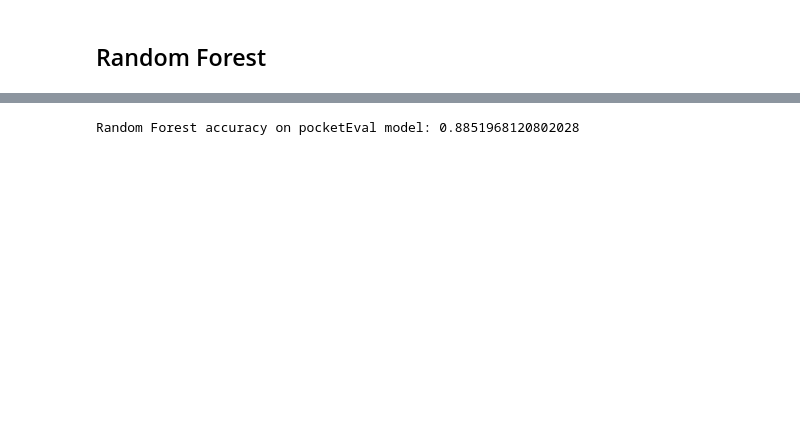
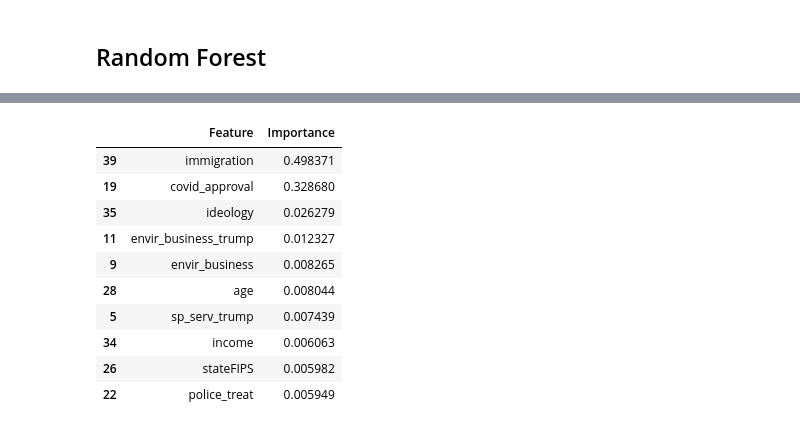
Before and after one commit to abeckler21/ecma31330-final, a Jupyter notebook: project.ipynb, the cells around one changed output, grey strips where cells are left out. Drawn from its saved outputs; the diff is of its cells as text; code cells hidden in the pictures; blank space fills up the shorter version.

```diff
--- a/project.ipynb
+++ b/project.ipynb
@@ -416,17 +462,23 @@ MSE for normal model: 0.08022675115253389
 # %%
-# run a Random Forest on pocketEval test data and covariates
-rf_pocket = RandomForestRegressor(n_estimators=500, random_state=25)
-y_train_pocket = y_train_pocket.values.ravel()
-rf_pocket.fit(X_pocket_cov_train, y_train_pocket)
+# run a Random Forest on econEval and covariates
+rf_econ = RandomForestRegressor(n_estimators=500, random_state=25)
+y_train_econ_1d = y_train_econ.values.ravel()
+rf_econ.fit(X_econ_cov_train, y_train_econ_1d)
 
-feature_importance_pocket = pd.DataFrame({
-    "Feature": X_pocket_cov.columns,
-    "Importance": rf_pocket.feature_importances_
+feature_importance_econ = pd.DataFrame({
+    "Feature": X_econ_cov.columns,
+    "Importance": rf_econ.feature_importances_
 }).sort_values(by="Importance", ascending=False)
-feature_importance_pocket.head(10)
-
-# get random forest prediction accuracy on pocket test
-rf_pocket.score(X_pocket_cov_test, y_test_pocket)
-print('Random Forest accuracy on pocketEval model:', rf_pocket.score(X_pocket_cov_test, y_test_pocket))
+feature_importance_econ.head(10)
 # %% [output]
-Random Forest accuracy on pocketEval model: 0.8851968120802028
+|  | Feature | Importance |
+| 39 | immigration | 0.498371 |
+| 19 | covid_approval | 0.328680 |
+| 35 | ideology | 0.026279 |
+| 11 | envir_business_trump | 0.012327 |
+| 9 | envir_business | 0.008265 |
+| 28 | age | 0.008044 |
+| 5 | sp_serv_trump | 0.007439 |
+| 34 | income | 0.006063 |
+| 26 | stateFIPS | 0.005982 |
+| 22 | police_treat | 0.005949 |
```
Also changed, not shown: parts of 12 cells of this notebook, 6 other files.
